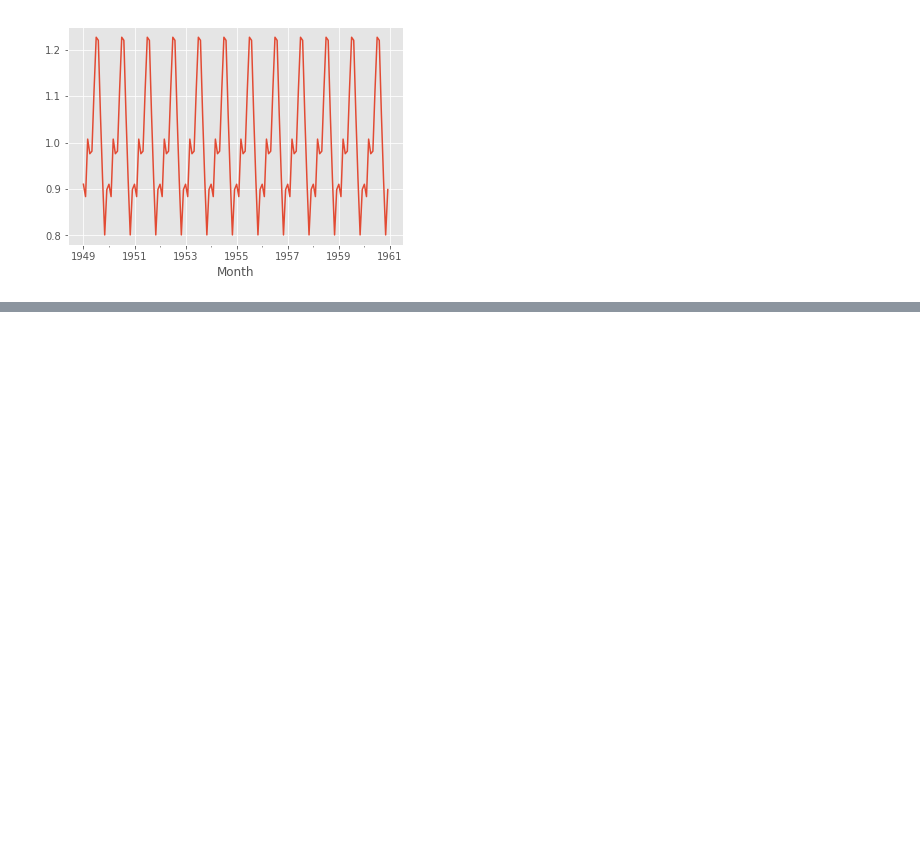
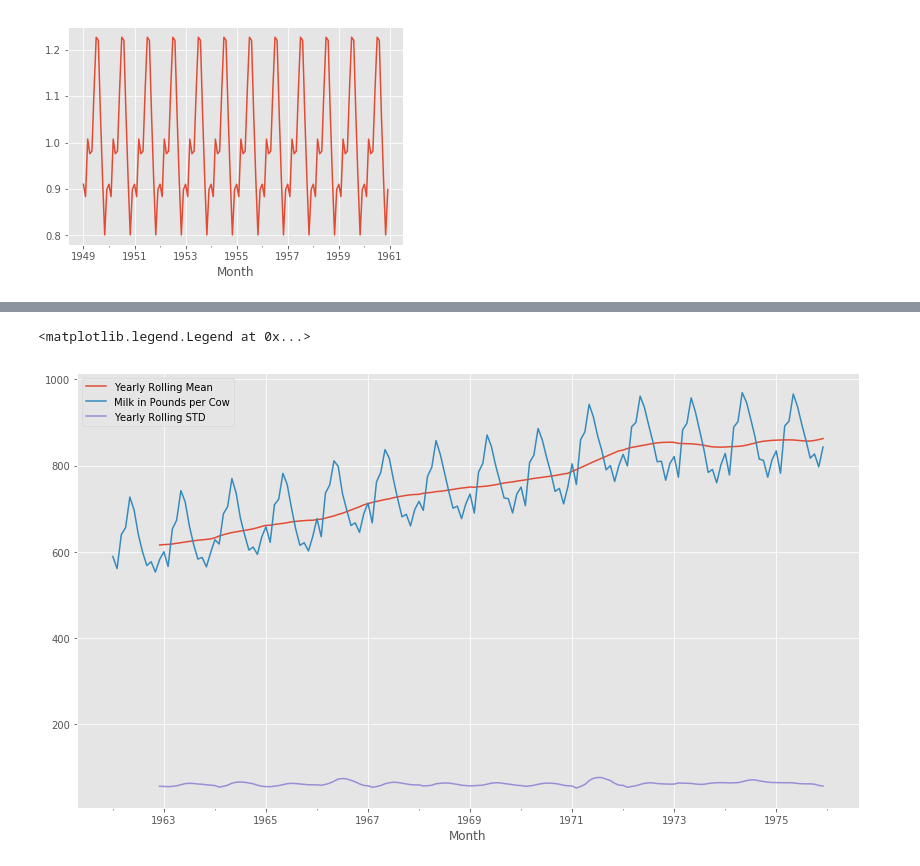
Before and after one commit to HeadHunTeR779/Hodrick-Prescott-Filter-Implementation-in-Statsmodels, a Jupyter notebook: statsmodels_Fun.ipynb, the cells around one changed output, grey strips where cells are left out. Cells and saved outputs as stored; diff of their text form; code cells hidden in the pictures; blank space fills up the shorter version.

```diff
--- a/statsmodels_Fun.ipynb
+++ b/statsmodels_Fun.ipynb
@@ -291,0 +390,9 @@ result.seasonal.plot()
+# %%
+#Lets Plot Some Graphs Now!
+df['Milk in Pounds per Cow'].rolling(12).mean().plot(label="Yearly Rolling Mean")
+df['Milk in Pounds per Cow'].plot(figsize=(14,8))
+df['Milk in Pounds per Cow'].rolling(12).std().plot(label="Yearly Rolling STD")
+plt.legend()
+# %% [output]
+<matplotlib.legend.Legend at 0x...>
+[figure, added]
```
Also changed, not shown: parts of 20 cells of this notebook.
